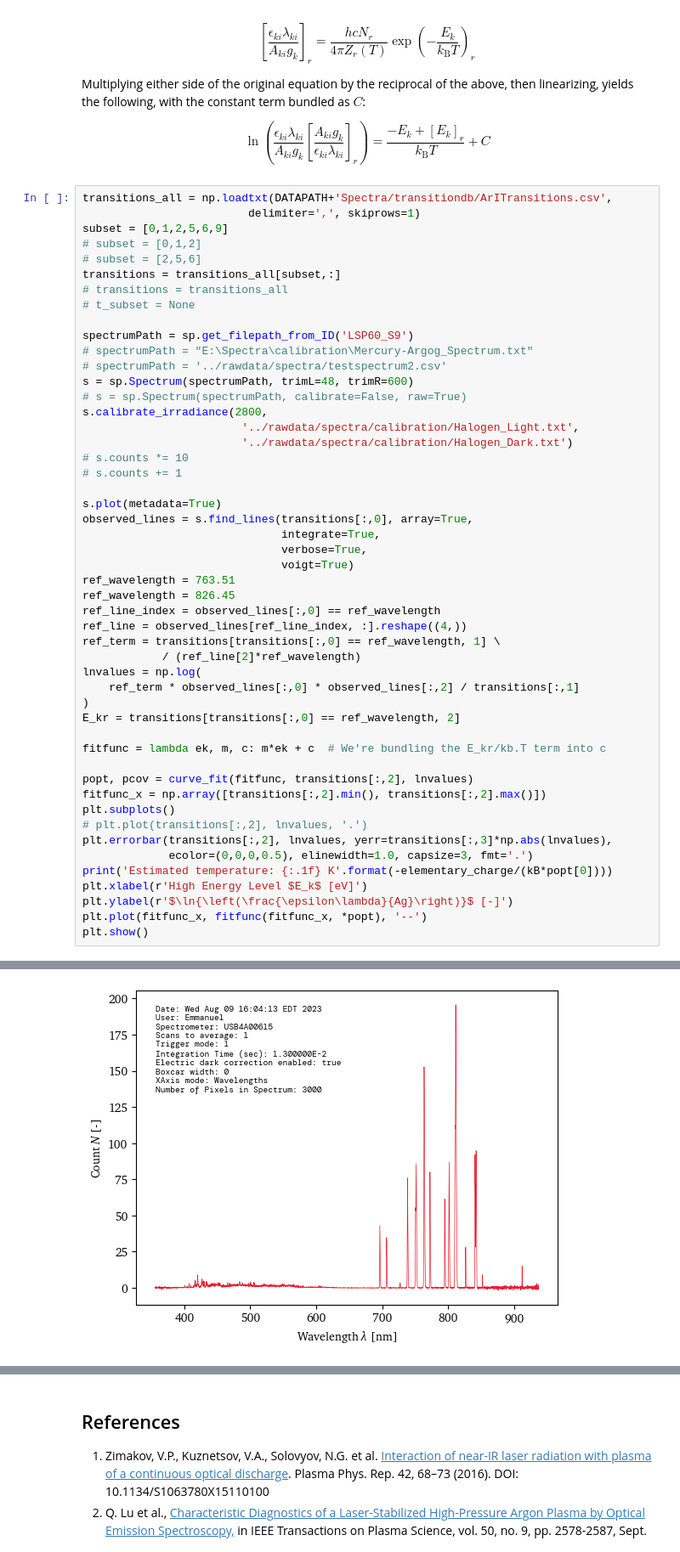
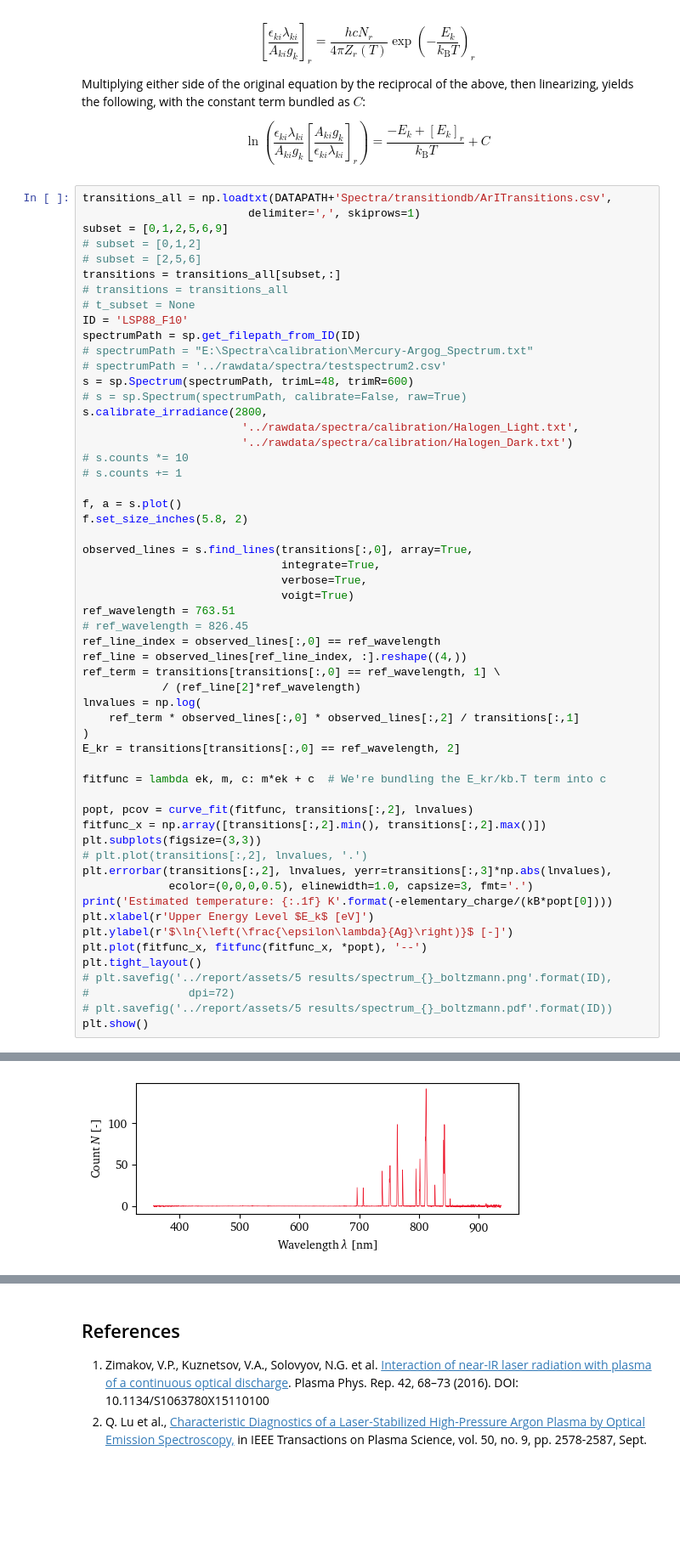
Before and after one commit to eeduplay/MScThesis, a Jupyter notebook: code/argon_spectrum.ipynb, the cells around one changed output, grey strips where cells are left out. Shown: that part at 85% size. Saved outputs shown, nothing was run; the diff lists cells and outputs as text; blank space fills up the shorter version.

```diff
--- a/code/argon_spectrum.ipynb
+++ b/code/argon_spectrum.ipynb
@@ -207,8 +221,8 @@ subset = [0,1,2,5,6,9]
 transitions = transitions_all[subset,:]
 # transitions = transitions_all
 # t_subset = None
-
-spectrumPath = sp.get_filepath_from_ID('LSP60_S9')
+ID = 'LSP88_F10'
+spectrumPath = sp.get_filepath_from_ID(ID)
 # spectrumPath = "E:\Spectra\calibration\Mercury-Argog_Spectrum.txt"
 # spectrumPath = '../rawdata/spectra/testspectrum2.csv'
 s = sp.Spectrum(spectrumPath, trimL=48, trimR=600)
@@ -219,13 +233,15 @@ s.calibrate_irradiance(2800,
 # s.counts *= 10
 # s.counts += 1
 
-s.plot(metadata=True)
+f, a = s.plot()
+f.set_size_inches(5.8, 2)
+
 observed_lines = s.find_lines(transitions[:,0], array=True,
                               integrate=True,
                               verbose=True,
                               voigt=True)
 ref_wavelength = 763.51
-ref_wavelength = 826.45
+# ref_wavelength = 826.45
 ref_line_index = observed_lines[:,0] == ref_wavelength
 ref_line = observed_lines[ref_line_index, :].reshape((4,))
 ref_term = transitions[transitions[:,0] == ref_wavelength, 1] \
@@ -239,14 +255,18 @@ fitfunc = lambda ek, m, c: m*ek + c  # We're bundling the E_kr/kb.T term into c
 
 popt, pcov = curve_fit(fitfunc, transitions[:,2], lnvalues)
 fitfunc_x = np.array([transitions[:,2].min(), transitions[:,2].max()])
-plt.subplots()
+plt.subplots(figsize=(3,3))
 # plt.plot(transitions[:,2], lnvalues, '.')
 plt.errorbar(transitions[:,2], lnvalues, yerr=transitions[:,3]*np.abs(lnvalues),
              ecolor=(0,0,0,0.5), elinewidth=1.0, capsize=3, fmt='.')
 print('Estimated temperature: {:.1f} K'.format(-elementary_charge/(kB*popt[0])))
-plt.xlabel(r'High Energy Level $E_k$ [eV]')
+plt.xlabel(r'Upper Energy Level $E_k$ [eV]')
 plt.ylabel(r'$\ln{\left(\frac{\epsilon\lambda}{Ag}\right)}$ [-]')
 plt.plot(fitfunc_x, fitfunc(fitfunc_x, *popt), '--')
+plt.tight_layout()
+# plt.savefig('../report/assets/5 results/spectrum_{}_boltzmann.png'.format(ID),
+#               dpi=72)
+# plt.savefig('../report/assets/5 results/spectrum_{}_boltzmann.pdf'.format(ID))
 plt.show()
 # %% [output]
 Line [nm]    Observed [nm]   Value [-]   Index [-]
@@ -260 +280 @@ Estimated temperature: 5180.2 K
-[figure, old version]
+[figure, new version]
```
Also changed, not shown: parts of 2 cells of this notebook, 33 other files.
